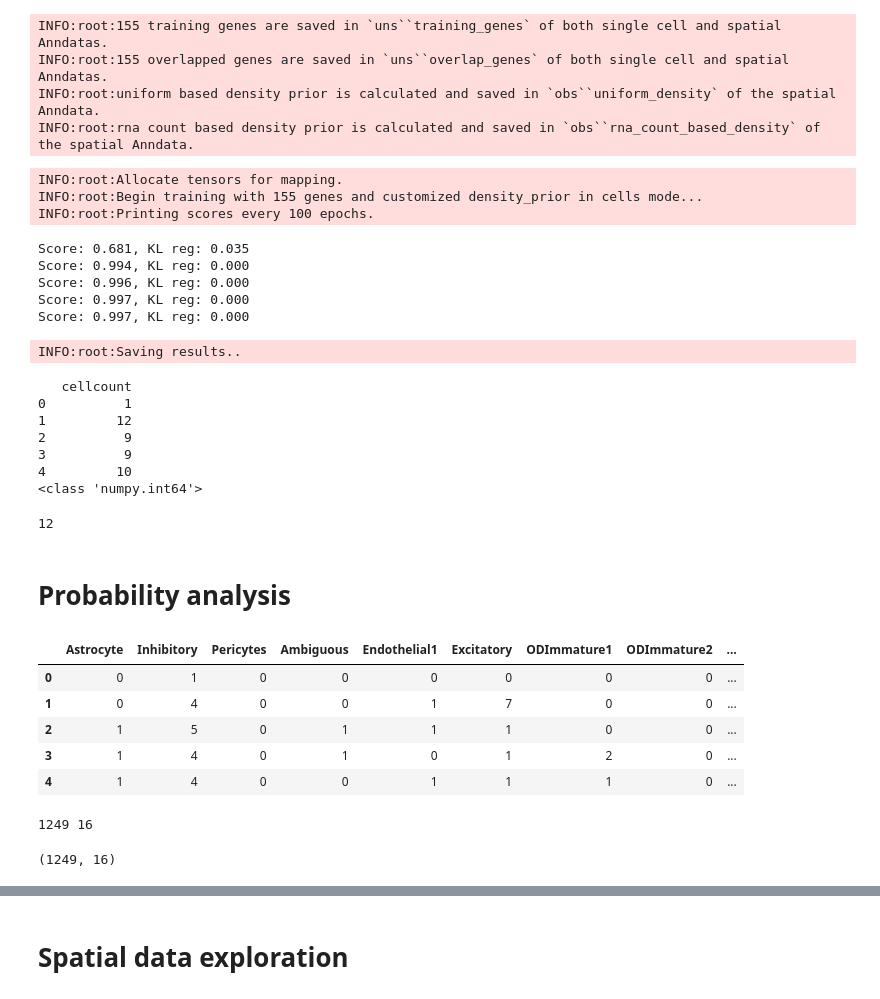
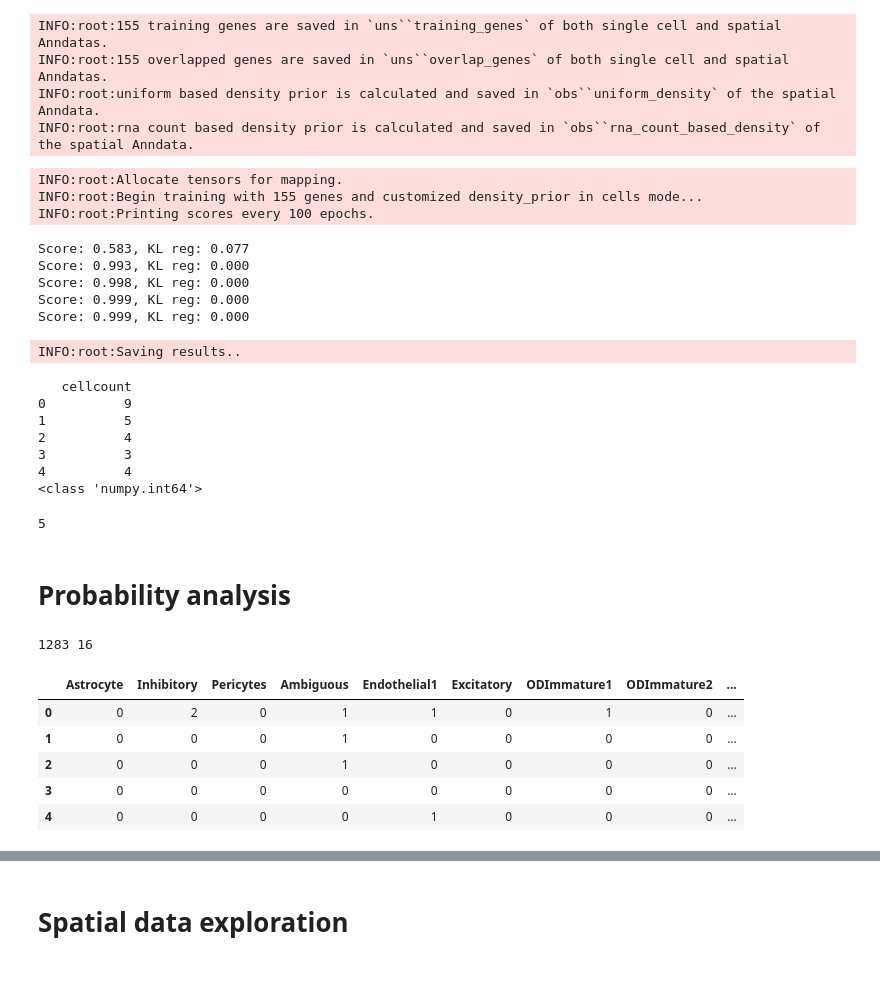
Before and after one commit to 3N4N/stloc, a Jupyter notebook: MERFISH_Tangram.ipynb, the cells around one changed output, grey strips where cells are left out. Cells and saved outputs as stored; diff of their text form; code cells hidden in the pictures.

```diff
--- a/MERFISH_Tangram.ipynb
+++ b/MERFISH_Tangram.ipynb
@@ -27,7 +27,7 @@ torch.cuda.empty_cache()
 device = torch.device("cpu")
 # %%
 project_location = "./"
-# project_location = "e:/projects/stloc/"
+project_location = "e:/projects/stloc/"
 # %% [markdown]
 # Load data
 # %%
@@ -183,11 +183,11 @@ probabilityDf = adata_map_cellcount.to_df()
 INFO:root:Allocate tensors for mapping.
 INFO:root:Begin training with 155 genes and customized density_prior in cells mode...
 INFO:root:Printing scores every 100 epochs.
-Score: 0.681, KL reg: 0.035
-Score: 0.994, KL reg: 0.000
-Score: 0.996, KL reg: 0.000
-Score: 0.997, KL reg: 0.000
-Score: 0.997, KL reg: 0.000
+Score: 0.583, KL reg: 0.077
+Score: 0.993, KL reg: 0.000
+Score: 0.998, KL reg: 0.000
+Score: 0.999, KL reg: 0.000
+Score: 0.999, KL reg: 0.000
 INFO:root:Saving results..
 # %%
 probabilityDf.shape
@@ -197,62 +197,61 @@ print(type(cellcount.iloc[2,0]))
 cellcount.iloc[1,0]
 # %% [output]
    cellcount
-0          1
-1         12
-2          9
-3          9
-4         10
+0          9
+1          5
+2          4
+3          3
+4          4
 <class 'numpy.int64'>
-12
+5
 # %% [markdown]
 # Probability analysis
 # %%
-
 Nrows = len(df_st)
 Ncols = len(celltypes)
 print(Nrows, Ncols)
 probabilityDf["Cell_class"]=cellTypeColumn
 # print(probabilityDf["Cell_class"])
+
 df_prediction = pd.DataFrame(np.zeros((Nrows,Ncols)),columns=celltypes)
 tempDf = probabilityDf.copy()
+
 for i in range(Nrows):
-    tempDf= tempDf.sort_values(by=[str(i)])
+    tempDf= tempDf.sort_values(by=[str(i)], ascending=False)
 
     for  j in range(cellcount.iloc[i,0]):
         cellClass = tempDf.iloc[j]["Cell_class"]
         df_prediction.iloc[i][cellClass]+=1
 
 df_prediction = df_prediction.astype(int)
 deconvolveDf = df_prediction.copy()
 df_prediction.head()
 # %% [output]
+1283 16
 |  | Astrocyte | Inhibitory | Pericytes | Ambiguous | Endothelial1 | Excitatory | ODImmature1 | ODImmature2 | ... |
-| 0 | 0 | 1 | 0 | 0 | 0 | 0 | 0 | 0 | ... |
-| 1 | 0 | 4 | 0 | 0 | 1 | 7 | 0 | 0 | ... |
-| 2 | 1 | 5 | 0 | 1 | 1 | 1 | 0 | 0 | ... |
-| 3 | 1 | 4 | 0 | 1 | 0 | 1 | 2 | 0 | ... |
-| 4 | 1 | 4 | 0 | 0 | 1 | 1 | 1 | 0 | ... |
+| 0 | 0 | 2 | 0 | 1 | 1 | 0 | 1 | 0 | ... |
+| 1 | 0 | 0 | 0 | 1 | 0 | 0 | 0 | 0 | ... |
+| 2 | 0 | 0 | 0 | 1 | 0 | 0 | 0 | 0 | ... |
+| 3 | 0 | 0 | 0 | 0 | 0 | 0 | 0 | 0 | ... |
+| 4 | 0 | 0 | 0 | 0 | 1 | 0 | 0 | 0 | ... |
 # %%
-np.argmax(probabilityDf.iloc[2])
-# probabilityDf.iloc[2,1247]
+# np.argmax(probabilityDf.iloc[2])
+# # probabilityDf.iloc[2,1247]
 
-Nrows = len(df_st)
-Ncols = len(celltypes)
-print(Nrows, Ncols)
+# Nrows = len(df_st)
+# Ncols = len(celltypes)
+# print(Nrows, Ncols)
 
-df_prediction = pd.DataFrame(np.zeros((Nrows,Ncols)),columns=celltypes)
-for i in range(len(probabilityDf)):
-    spotNo = np.argmax(probabilityDf.iloc[i])
-    cellClass = obs_sc.loc[i,"Cell_class"]
-    df_prediction.loc[spotNo,cellClass] = df_prediction.loc[spotNo,cellClass] + 1
+# df_prediction = pd.DataFrame(np.zeros((Nrows,Ncols)),columns=celltypes)
+# for i in range(len(probabilityDf)):
+#     spotNo = np.argmax(probabilityDf.iloc[i])
+#     cellClass = obs_sc.loc[i,"Cell_class"]
+#     df_prediction.loc[spotNo,cellClass] = df_prediction.loc[spotNo,cellClass] + 1
 
 
-df_prediction = df_prediction.astype(int)
-deconvolveDf = df_prediction.copy()
-df_prediction.shape
+# df_prediction = df_prediction.astype(int)
+# deconvolveDf = df_prediction.copy()
+# df_prediction.shape
-# %% [output]
-1249 16
-(1249, 16)
 # %%
 df_prediction.head()
 # %% [output]
```
Also changed, not shown: parts of 13 cells of this notebook.
